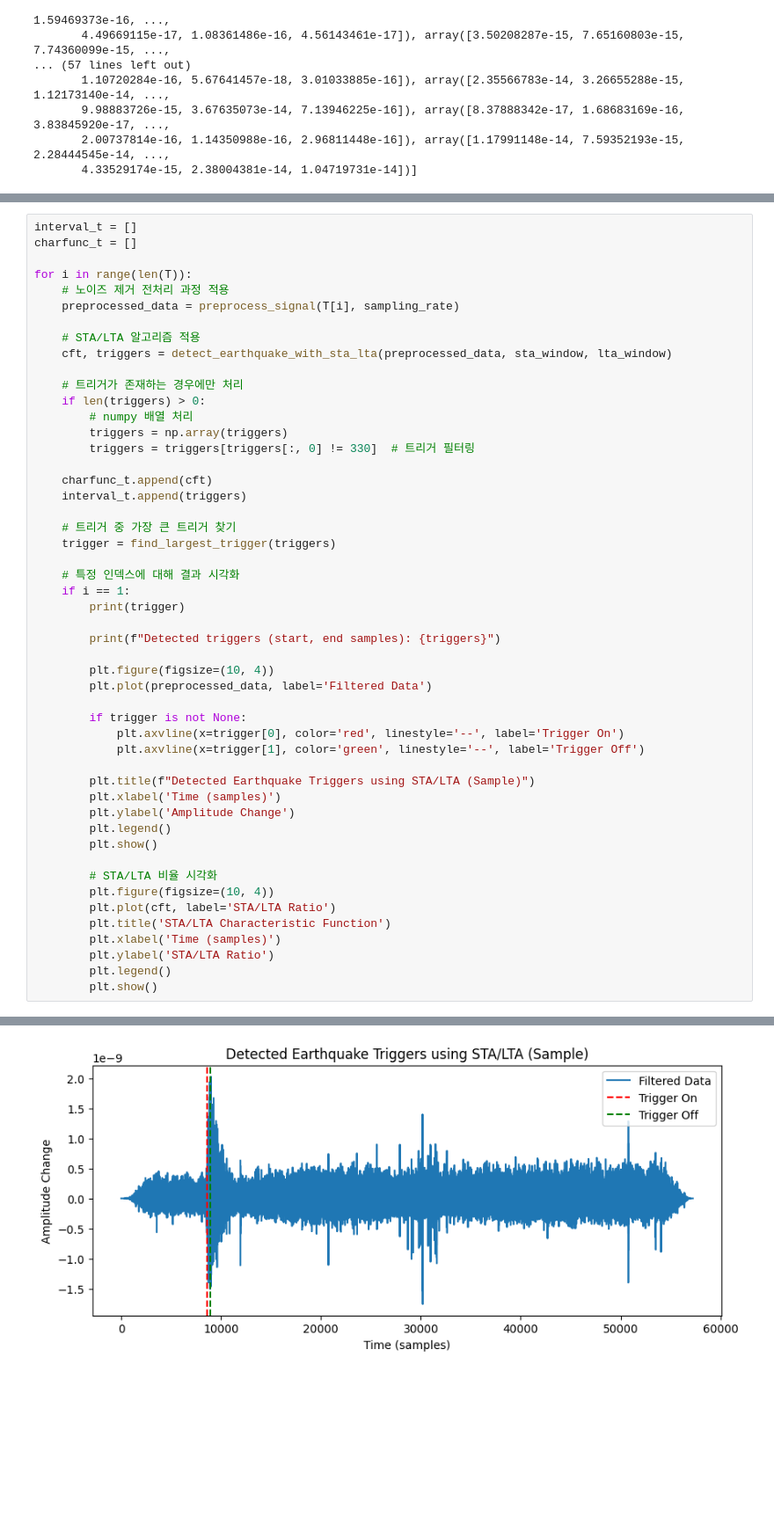
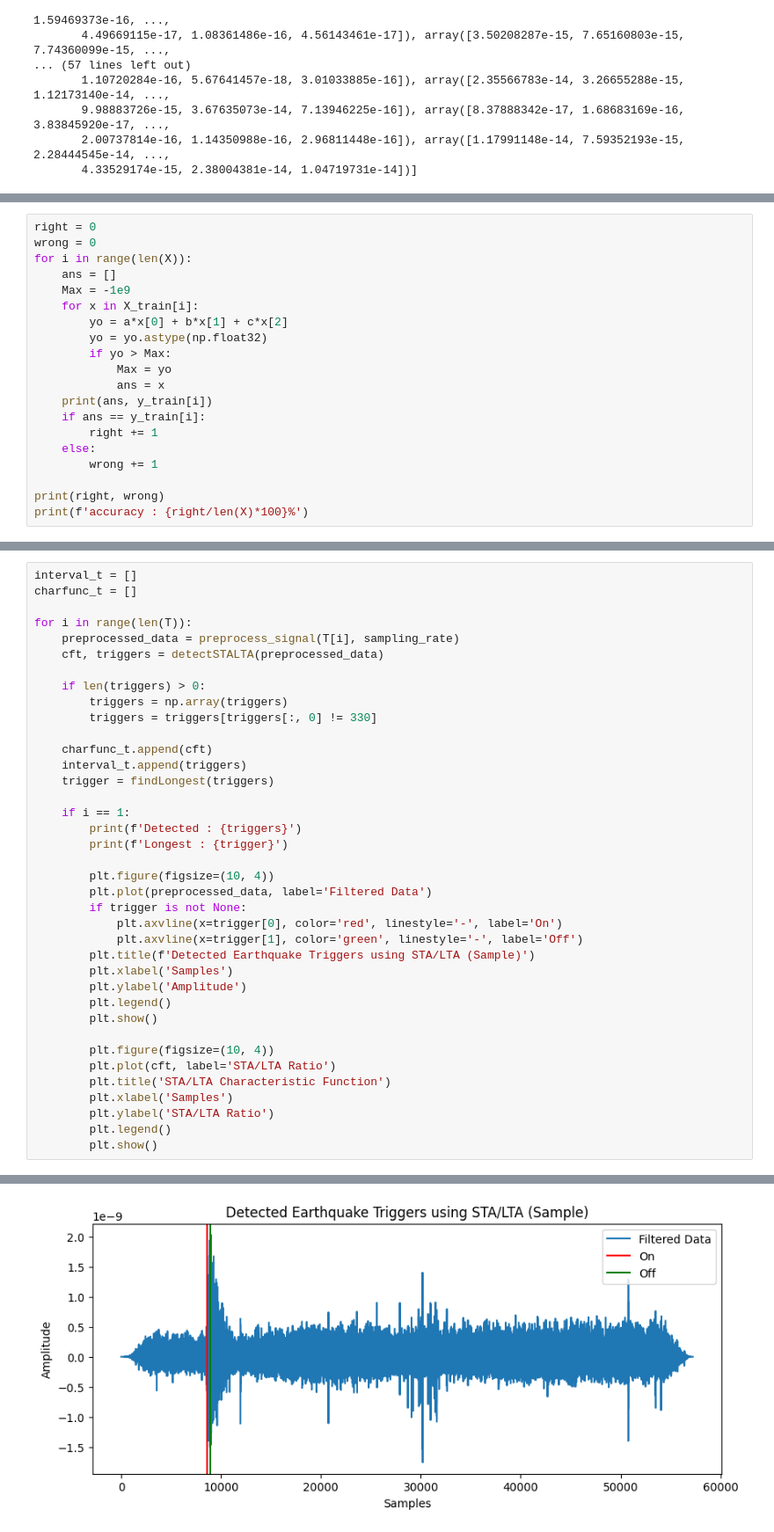
Before and after one commit to cmnsooo/NASA_Invisible-Hands-in-Engineering, a Jupyter notebook: main.ipynb, the cells around one changed output, grey strips where cells are left out. Shown at 88% size. Cells and saved outputs as stored; diff of their text form; blank space fills up the shorter version.

```diff
--- a/main.ipynb
+++ b/main.ipynb
@@ -382,0 +342,20 @@ print(T)
+# %%
+right = 0
+wrong = 0
+for i in range(len(X)):
+    ans = []
+    Max = -1e9
+    for x in X_train[i]:
+        yo = a*x[0] + b*x[1] + c*x[2]
+        yo = yo.astype(np.float32)
+        if yo > Max:
+            Max = yo
+            ans = x
+    print(ans, y_train[i])
+    if ans == y_train[i]:
+        right += 1
+    else:
+        wrong += 1
+
+print(right, wrong)
+print(f'accuracy : {right/len(X)*100}%')
@@ -385,48 +388,36 @@ interval_t = []
 charfunc_t = []
 
 for i in range(len(T)):
-    # 노이즈 제거 전처리 과정 적용
     preprocessed_data = preprocess_signal(T[i], sampling_rate)
+    cft, triggers = detectSTALTA(preprocessed_data)
 
-    # STA/LTA 알고리즘 적용
-    cft, triggers = detect_earthquake_with_sta_lta(preprocessed_data, sta_window, lta_window)
-
-    # 트리거가 존재하는 경우에만 처리
     if len(triggers) > 0:
-        # numpy 배열 처리
         triggers = np.array(triggers)
-        triggers = triggers[triggers[:, 0] != 330]  # 트리거 필터링
+        triggers = triggers[triggers[:, 0] != 330]
 
     charfunc_t.append(cft)
     interval_t.append(triggers)
+    trigger = findLongest(triggers)
 
-    # 트리거 중 가장 큰 트리거 찾기
-    trigger = find_largest_trigger(triggers)
-
-    # 특정 인덱스에 대해 결과 시각화
     if i == 1:
-        print(trigger)
-
-        print(f"Detected triggers (start, end samples): {triggers}")
+        print(f'Detected : {triggers}')
+        print(f'Longest : {trigger}')
 
         plt.figure(figsize=(10, 4))
         plt.plot(preprocessed_data, label='Filtered Data')
-
         if trigger is not None:
-            plt.axvline(x=trigger[0], color='red', linestyle='--', label='Trigger On')
-            plt.axvline(x=trigger[1], color='green', linestyle='--', label='Trigger Off')
-
-        plt.title(f"Detected Earthquake Triggers using STA/LTA (Sample)")
-        plt.xlabel('Time (samples)')
-        plt.ylabel('Amplitude Change')
+            plt.axvline(x=trigger[0], color='red', linestyle='-', label='On')
+            plt.axvline(x=trigger[1], color='green', linestyle='-', label='Off')
+        plt.title(f'Detected Earthquake Triggers using STA/LTA (Sample)')
+        plt.xlabel('Samples')
+        plt.ylabel('Amplitude')
         plt.legend()
         plt.show()
 
-        # STA/LTA 비율 시각화
         plt.figure(figsize=(10, 4))
         plt.plot(cft, label='STA/LTA Ratio')
         plt.title('STA/LTA Characteristic Function')
-        plt.xlabel('Time (samples)')
+        plt.xlabel('Samples')
         plt.ylabel('STA/LTA Ratio')
         plt.legend()
         plt.show()
@@ -451 +442 @@ Detected triggers (start, end samples): [[  857   957]
-[figure, old version]
+[figure, new version]
```
Also changed, not shown: parts of 57 cells of this notebook.
